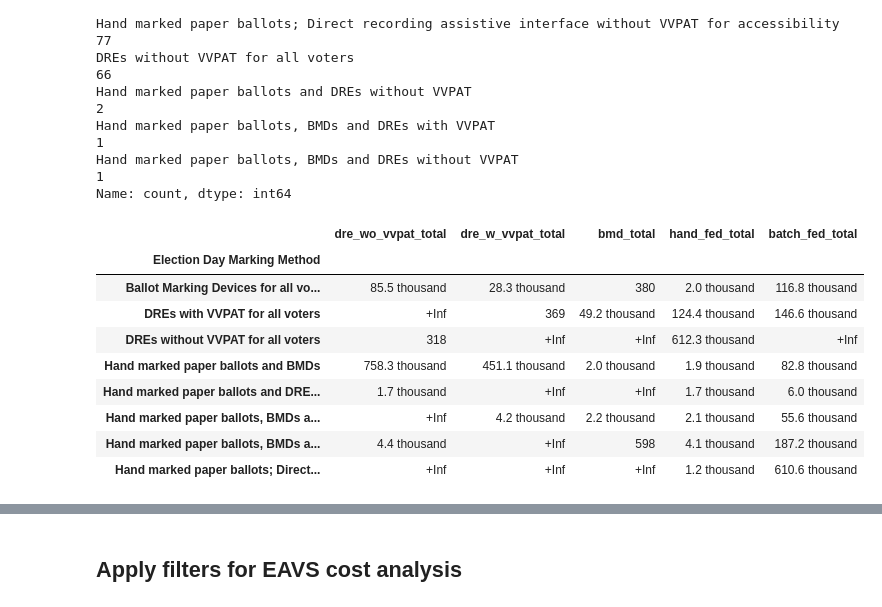
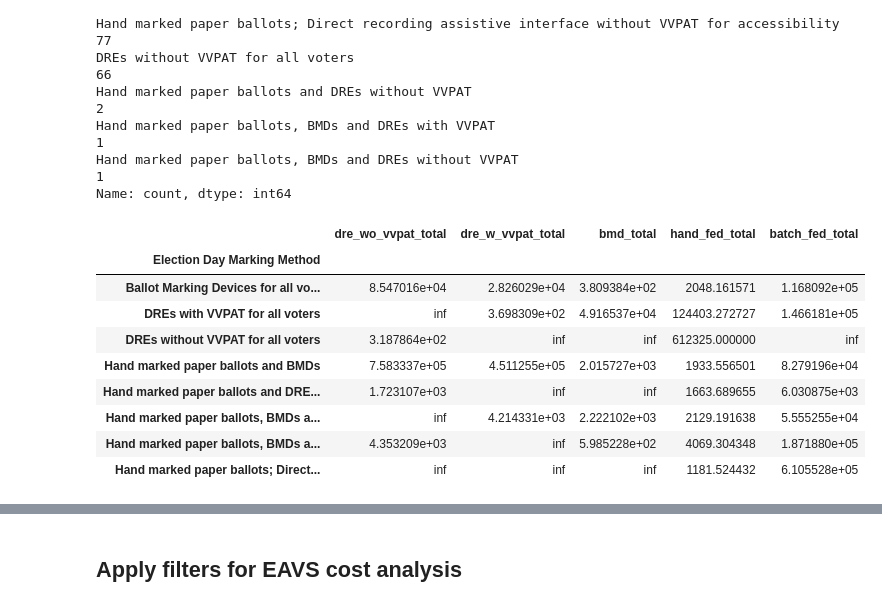
Before and after one commit to Bipartisan-Policy-Center/voting-equipment, a Jupyter notebook: cost_analysis.ipynb, the cells around one changed output, grey strips where cells are left out. Cells and saved outputs as stored; diff of their text form; code cells hidden in the pictures.

```diff
--- a/cost_analysis.ipynb
+++ b/cost_analysis.ipynb
@@ -329,17 +329,17 @@ Name: count, dtype: int64
 # %%
 counts = eq.groupby(['Election Day Marking Method'])[equipment_counts].sum()
 pop = eq.groupby(['Election Day Marking Method'])['A1a'].sum()
 per_voter_rates = counts.div(pop, axis=0)
 per_voter_rates.to_csv('data/equipment_per_voter_rates_by_marking_method.csv')
-(1/per_voter_rates).map(humanize.intword)
+(1/per_voter_rates)
 # %% [output]
 |  | dre_wo_vvpat_total | dre_w_vvpat_total | bmd_total | hand_fed_total | batch_fed_total |
 | Election Day Marking Method |  |  |  |  |  |
-| Ballot Marking Devices for all vo... | 85.5 thousand | 28.3 thousand | 380 | 2.0 thousand | 116.8 thousand |
-| DREs with VVPAT for all voters | +Inf | 369 | 49.2 thousand | 124.4 thousand | 146.6 thousand |
-| DREs without VVPAT for all voters | 318 | +Inf | +Inf | 612.3 thousand | +Inf |
-| Hand marked paper ballots and BMDs | 758.3 thousand | 451.1 thousand | 2.0 thousand | 1.9 thousand | 82.8 thousand |
-| Hand marked paper ballots and DRE... | 1.7 thousand | +Inf | +Inf | 1.7 thousand | 6.0 thousand |
-| Hand marked paper ballots, BMDs a... | +Inf | 4.2 thousand | 2.2 thousand | 2.1 thousand | 55.6 thousand |
-| Hand marked paper ballots, BMDs a... | 4.4 thousand | +Inf | 598 | 4.1 thousand | 187.2 thousand |
-| Hand marked paper ballots; Direct... | +Inf | +Inf | +Inf | 1.2 thousand | 610.6 thousand |
+| Ballot Marking Devices for all vo... | 8.547016e+04 | 2.826029e+04 | 3.809384e+02 | 2048.161571 | 1.168092e+05 |
+| DREs with VVPAT for all voters | inf | 3.698309e+02 | 4.916537e+04 | 124403.272727 | 1.466181e+05 |
+| DREs without VVPAT for all voters | 3.187864e+02 | inf | inf | 612325.000000 | inf |
+| Hand marked paper ballots and BMDs | 7.583337e+05 | 4.511255e+05 | 2.015727e+03 | 1933.556501 | 8.279196e+04 |
+| Hand marked paper ballots and DRE... | 1.723107e+03 | inf | inf | 1663.689655 | 6.030875e+03 |
+| Hand marked paper ballots, BMDs a... | inf | 4.214331e+03 | 2.222102e+03 | 2129.191638 | 5.555255e+04 |
+| Hand marked paper ballots, BMDs a... | 4.353209e+03 | inf | 5.985228e+02 | 4069.304348 | 1.871880e+05 |
+| Hand marked paper ballots; Direct... | inf | inf | inf | 1181.524432 | 6.105528e+05 |
```
Also changed, not shown: parts of 4 cells of this notebook.
